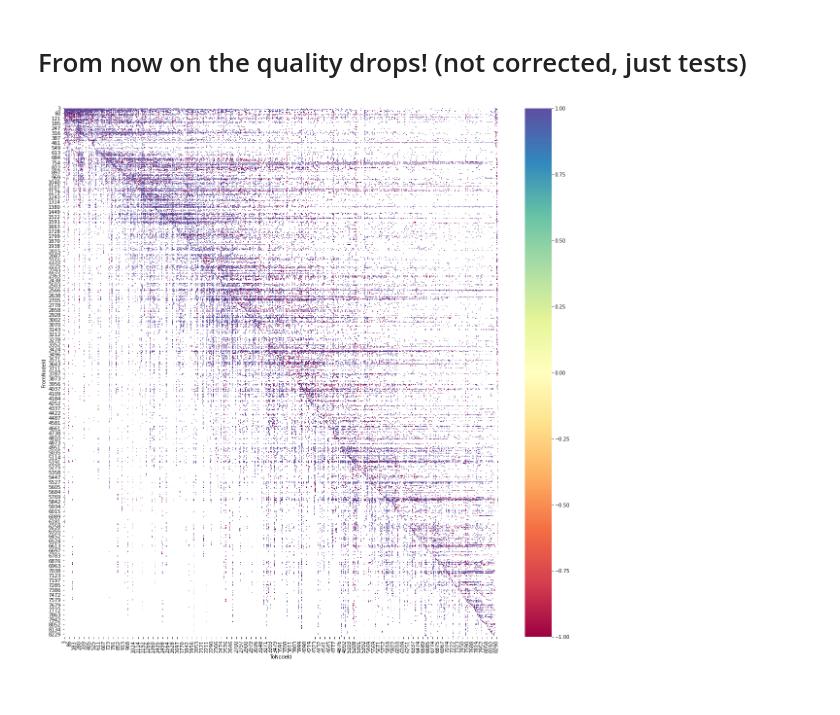
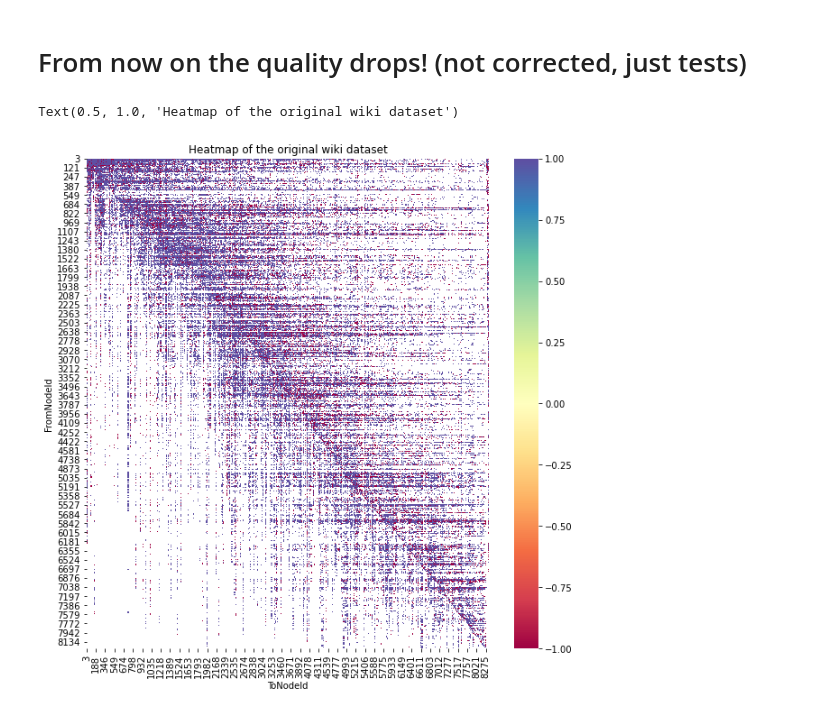
Before and after one commit to SachaKor/ADA-P4, a Jupyter notebook: ADA-P4-creative-extension.ipynb, the cells around one changed output. Saved outputs shown, nothing was run; the diff lists cells and outputs as text; code cells hidden in the pictures.

```diff
--- a/ADA-P4-creative-extension.ipynb
+++ b/ADA-P4-creative-extension.ipynb
@@ -371,7 +353,9 @@ sns.scatterplot(x= 'Node', y="Diff", data=wiki_tra_df)
 # %%
 plt.figure(figsize = (10,10))
 
 wiki_visu = wikiinv_df.pivot('FromNodeId', 'ToNodeId', 'Sign')
 ax = sns.heatmap(wiki_visu, cmap = "Spectral")
+ax.set_title('Heatmap of the original wiki dataset')
 # %% [output]
+Text(0.5, 1.0, 'Heatmap of the original wiki dataset')
-[figure, old version]
+[figure, new version]
```
Also changed, not shown: parts of 22 cells of this notebook, 1 other file.
